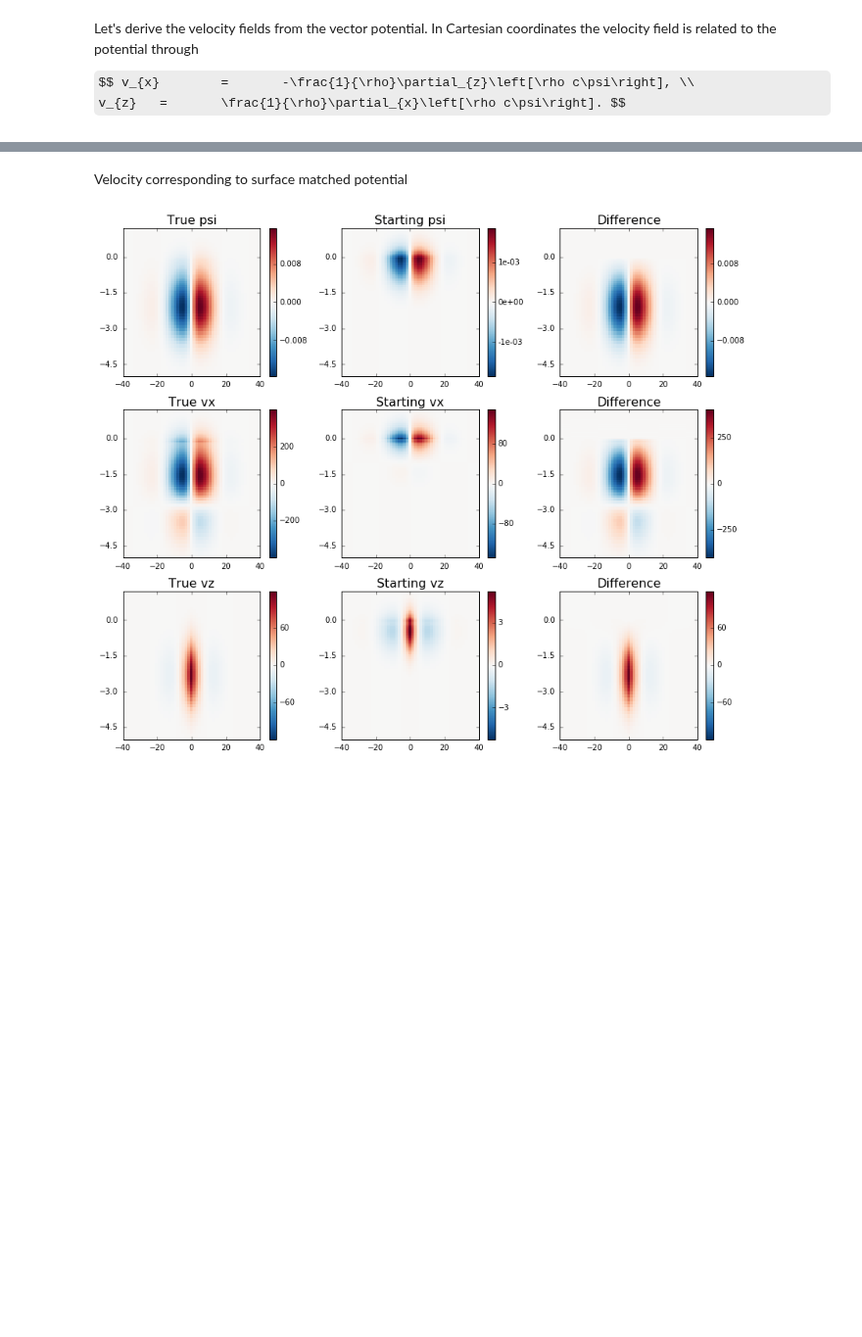
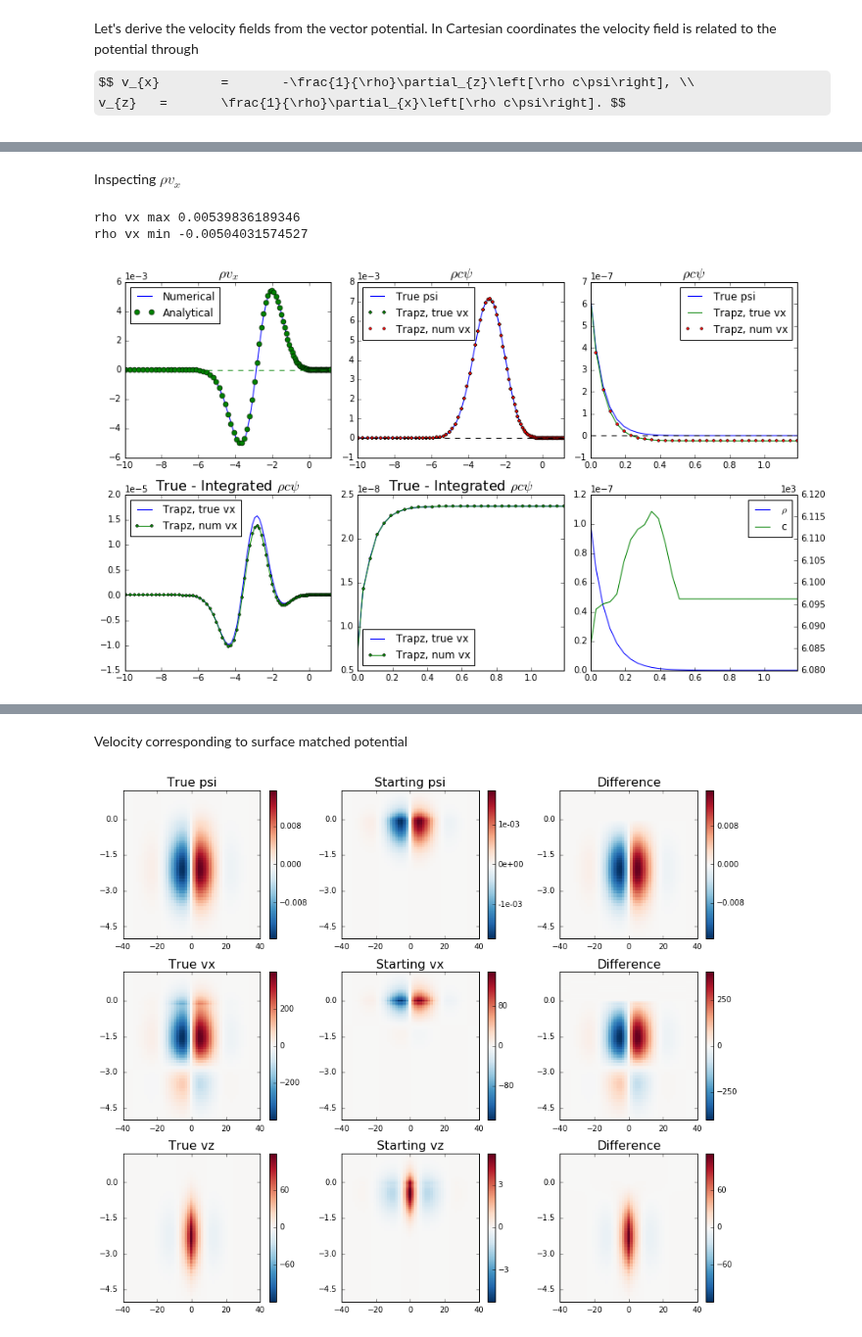
Before and after one commit to jishnub/sparc_flows, a Jupyter notebook: Supergranule.ipynb, the cells around one changed output, grey strips where cells are left out. Shown at 98% size. Drawn from its saved outputs; the diff is of its cells as text; code cells hidden in the pictures; some formulas as TeX source; blank space fills up the shorter version.

```diff
--- a/Supergranule.ipynb
+++ b/Supergranule.ipynb
@@ -181,0 +218,80 @@ We can use derived vz to intergate and compute the vector potential, instead of
+# %% [markdown]
+Inspecting $\rho v_x$
+# %%
+gl=plotc.gridlist(2,3)
+
+x_cut_ind = ind_x(3) # Mm to pixel
+
+plt.subplot(next(gl))
+plt.plot(z,(rho*vx_from_psi_dbyd2)[:,x_cut_ind],label="Numerical");
+plt.plot(z,(rho*vx_analytical)[:,x_cut_ind],'o',label="Analytical");
+plt.plot(z,np.zeros_like(z),'g--');
+plt.legend(loc="best")
+plt.xlim(-10,z[-1]);
+plt.title(r"$\rho v_x$",fontsize=16)
+plt.gca().ticklabel_format(axis='y', style='sci', scilimits=(-2,2))
+
+print "rho vx max",(rho*vx_from_psi_dbyd2)[:,x_cut_ind].max()
+print "rho vx min",(rho*vx_from_psi_dbyd2)[:,x_cut_ind].min()
+
+plt.subplot(next(gl))
+plt.plot(z,(rho*c*true_psi)[:,x_cut_ind],label="True psi");
+plt.plot(z,(rho*c*psi_from_analytical_vx_trapz)[:,x_cut_ind],label="Trapz, true vx",
+        marker="D",markersize=3,ls="None");
+plt.plot(z,(rho*c*psi_from_numerical_vx_trapz)[:,x_cut_ind],label="Trapz, num vx",
+         marker='o',markersize=3,ls="None");
+plt.plot(z,np.zeros_like(z),color='k',ls="dashed")
+plt.xlim(-10,z[-1]);
+plt.title(r"$\rho c \psi$",fontsize=16)
+plt.legend(loc="best")
+plt.gca().ticklabel_format(axis='y', style='sci', scilimits=(-2,2))
+
+z_cutoff_ind=ind_z(0)
+plt.subplot(next(gl))
+plt.plot(z[z_cutoff_ind:],(rho*c*true_psi)[z_cutoff_ind:,x_cut_ind],label="True psi");
+plt.plot(z[z_cutoff_ind:],(rho*c*psi_from_analytical_vx_trapz)[z_cutoff_ind:,x_cut_ind],label="Trapz, true vx");
+plt.plot(z[z_cutoff_ind:],(rho*c*psi_from_numerical_vx_trapz)[z_cutoff_ind:,x_cut_ind],label="Trapz, num vx",
+         marker='o',markersize=3,ls="None");
+plt.xlim(0,z[-1]);
+plt.plot(np.zeros_like(z),'k--');
+plt.title(r"$\rho c \psi$",fontsize=16)
+plt.legend(loc="best")
+plt.gca().ticklabel_format(axis='y', style='sci', scilimits=(-2,2))
+
+plt.subplot(next(gl))
+plt.plot(z,(rho*c*(true_psi-psi_from_analytical_vx_trapz))[:,x_cut_ind],label="Trapz, true vx");
+plt.plot(z,(rho*c*(true_psi-psi_from_numerical_vx_trapz))[:,x_cut_ind],label="Trapz, num vx",
+        marker='o',markersize=3);
+plt.xlim(-10,z[-1]);
+plt.legend(loc="best")
+plt.title(r"True - Integrated $\rho c \psi$",fontsize=16)
+plt.gca().ticklabel_format(axis='y', style='sci', scilimits=(-2,2))
+
+plt.subplot(next(gl))
+plt.plot(z[z_cutoff_ind:],(rho*c*(true_psi-psi_from_analytical_vx_trapz))[z_cutoff_ind:,x_cut_ind],
+         label="Trapz, true vx");
+plt.plot(z[z_cutoff_ind:],(rho*c*(true_psi-psi_from_numerical_vx_trapz))[z_cutoff_ind:,x_cut_ind],
+         label="Trapz, num vx",marker='o',markersize=3);
+plt.xlim(0,z[-1]);
+plt.legend(loc="best")
+plt.title(r"True - Integrated $\rho c \psi$",fontsize=16)
+plt.gca().ticklabel_format(axis='y', style='sci', scilimits=(-2,2))
+
+z_cutoff_ind=ind_z(0)
+plt.subplot(next(gl))
+l1=plt.plot(z[z_cutoff_ind:],rho.flatten()[z_cutoff_ind:],'b',label=r"$\rho$")
+plt.gca().ticklabel_format(axis='y', style='sci', scilimits=(-2,2))
+plt.gca().twinx()
+l2=plt.plot(z[z_cutoff_ind:],c.flatten()[z_cutoff_ind:],'g',label="c")
+plt.gca().ticklabel_format(axis='y', style='sci', scilimits=(-2,2))
+plt.xlim(0,z[-1]);
+lines=[l for l in l1+l2]
+labels=[l.get_label() for l in lines]
+plt.legend(lines,labels,loc="best")
+
+plt.gcf().set_size_inches(12,7);
+plt.tight_layout()
+# %% [output]
+rho vx max 0.00539836189346
+rho vx min -0.00504031574527
+[figure, added]
```
Also changed, not shown: parts of 25 cells of this notebook.
